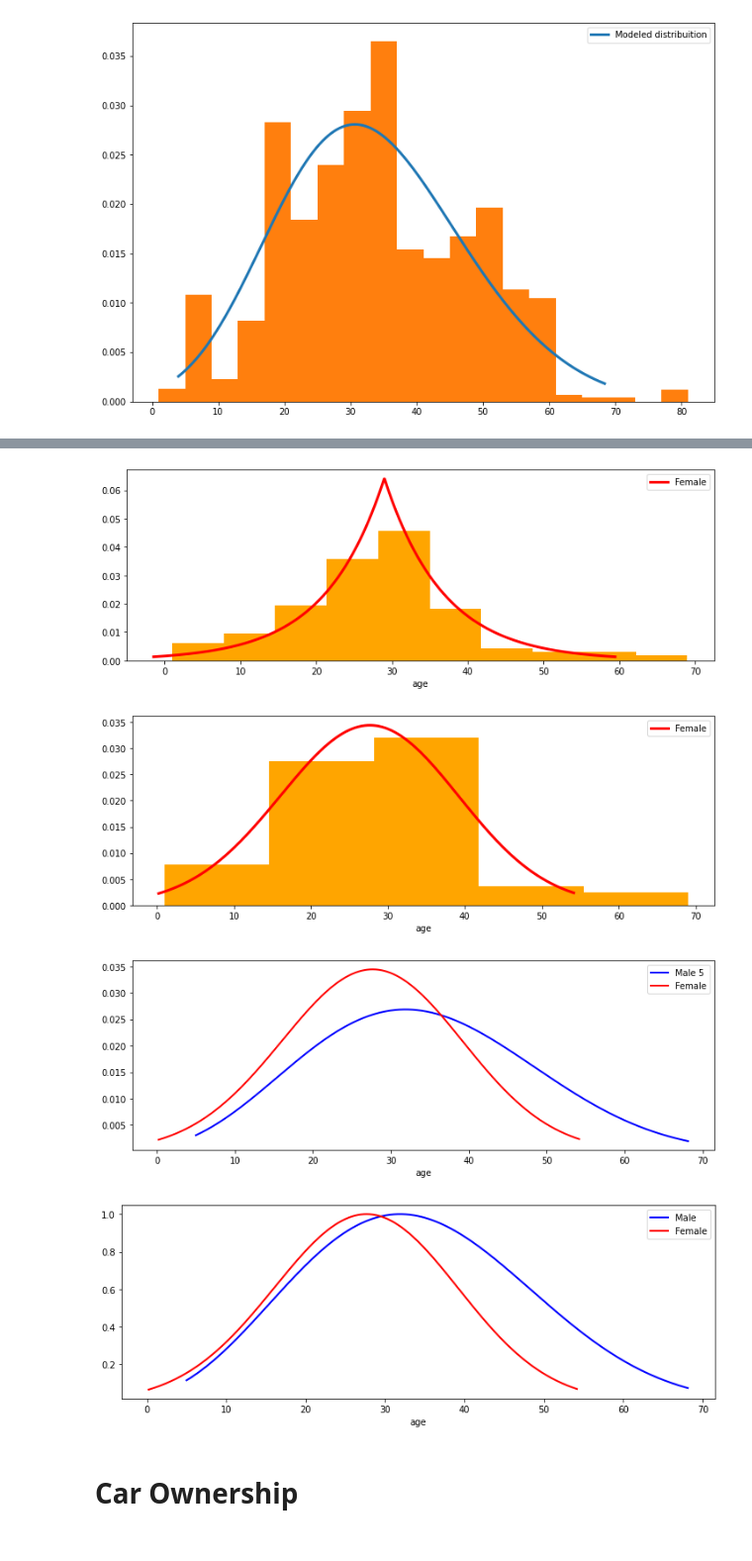
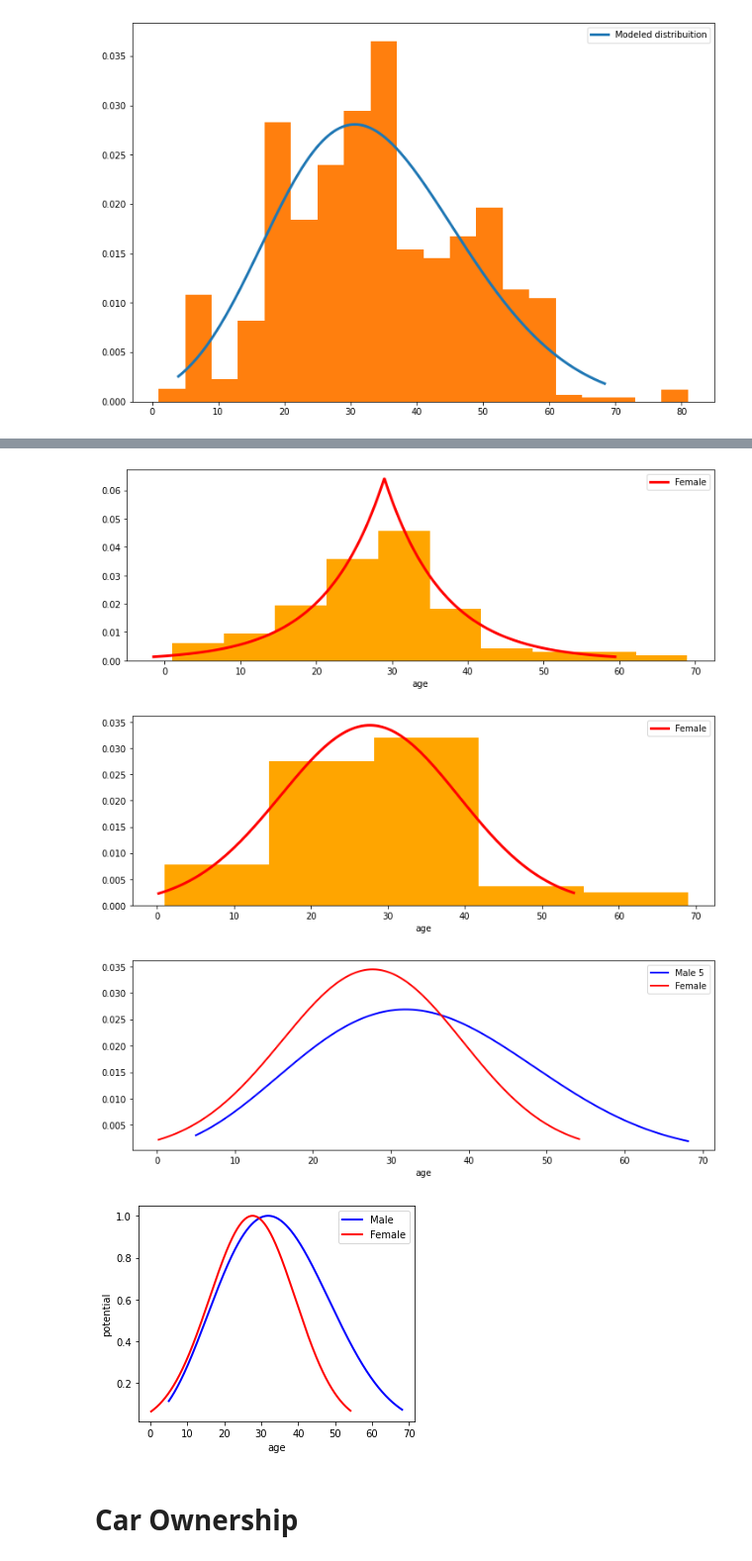
Before and after one commit to pepedrog/SP-Cycling-Potential, a Jupyter notebook: codigo/Potencial Ciclavel.ipynb, the cells around one changed output, grey strips where cells are left out. Shown at 99% size. Saved outputs shown, nothing was run; the diff lists cells and outputs as text; code cells hidden in the pictures.

```diff
--- a/codigo/Potencial Ciclavel.ipynb
+++ b/codigo/Potencial Ciclavel.ipynb
@@ -730,35 +730,36 @@ plt.show()
 
 age_pdf_f = dist.make_pdf(st.loggamma, (897.3569843061273, -2332.923603808461, 347.1732584129129))
 plt.figure(figsize=(12,4))
 plt.hist(bins = 5, x=od_people.loc[od_people['SEXO'] == 2]['IDADE'],
          weights = od_people.loc[od_people['SEXO'] == 2]['FE_PESS'], density=True, color = 'orange')
 ax = age_pdf_f.plot(lw=3, label='Female', legend=True, color='red')
 plt.xlabel('age')
 plt.show()
 
 plt.figure(figsize=(12,4))
 ax = age_pdf_m.plot(lw=2, label='Male 5', legend=True, color='blue')
 ax = age_pdf_f.plot(lw=2, label='Female', legend=True, color='red')
 plt.xlabel('age')
 plt.show()
 
 max_m = max(d for d in age_pdf_m)
 max_f = max(d for d in age_pdf_f)
 age_m_scaled = age_pdf_m / max_m
 age_f_scaled = age_pdf_f / max_f
 
-plt.figure(figsize=(12,4))
+plt.figure(figsize=(5,4))
 ax = age_m_scaled.plot(lw=2, label='Male', legend=True, color='blue')
 ax = age_f_scaled.plot(lw=2, label='Female', legend=True, color='red')
 plt.xlabel('age')
+plt.ylabel('potential')
 plt.show()
 # %% [output]
 [figure]
 [figure]
 [figure]
 [figure]
 [figure]
-[figure, old version]
+[figure, new version]
 # %% [markdown]
 # Car Ownership
 # %%
```
Also changed, not shown: 7 other files.
